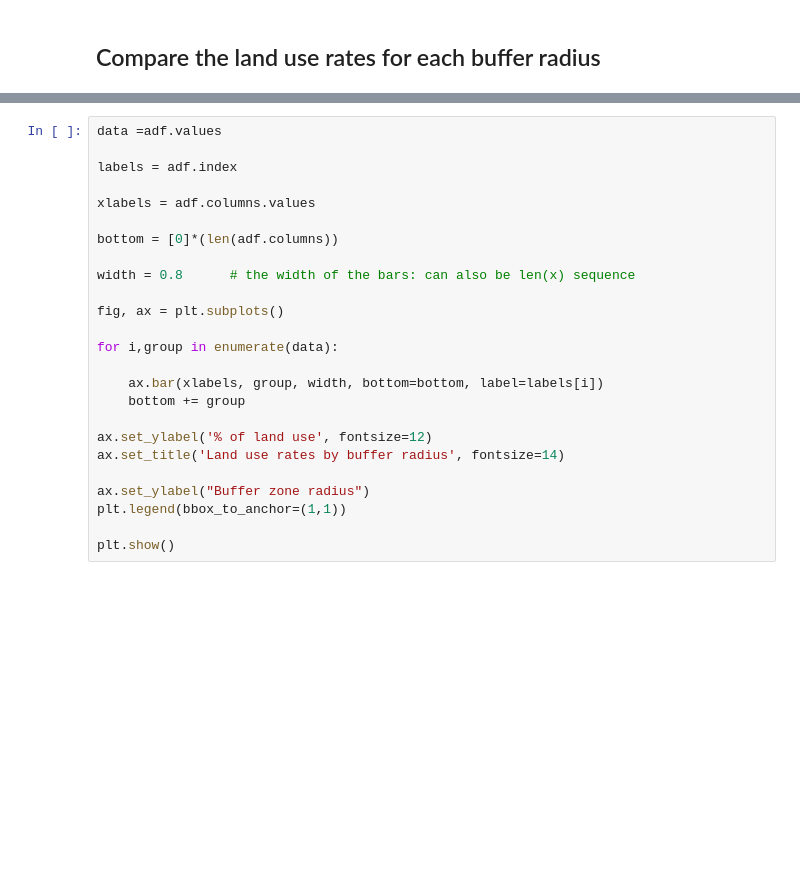
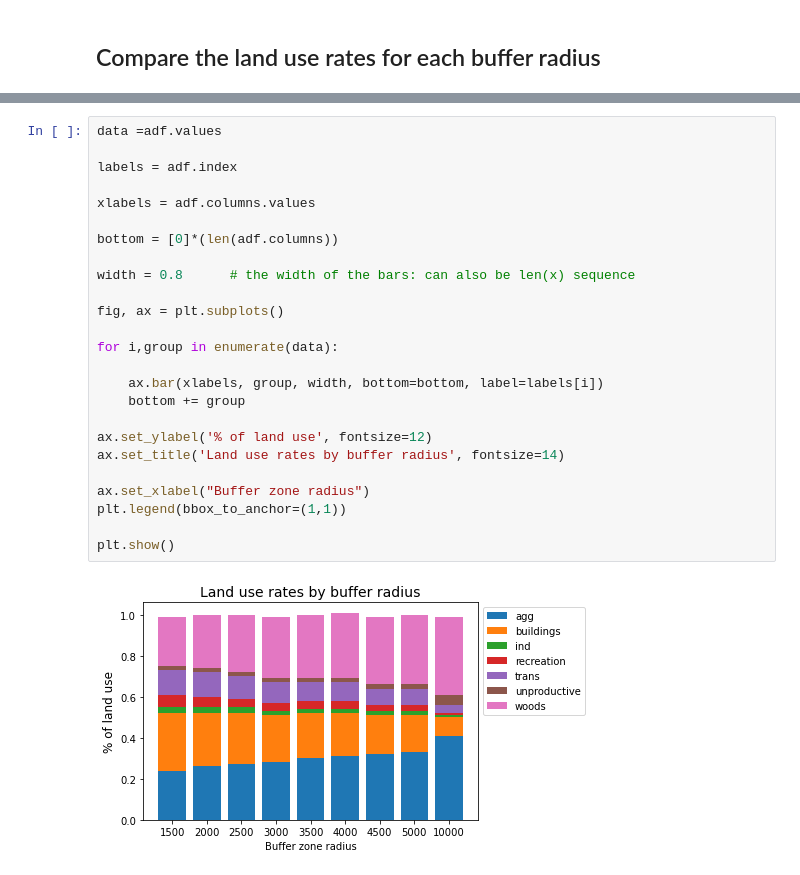
Before and after one commit to hammerdirt-analyst/landuse, a Jupyter notebook: land_use_1500_10000.ipynb, the cells around one changed output, grey strips where cells are left out. Drawn from its saved outputs; the diff is of its cells as text; blank space fills up the shorter version.

```diff
--- a/land_use_1500_10000.ipynb
+++ b/land_use_1500_10000.ipynb
@@ -1103,25 +1118,27 @@ print(somtext)
 # %%
 data =adf.values
 
 labels = adf.index
 
 xlabels = adf.columns.values
 
 bottom = [0]*(len(adf.columns))
 
 width = 0.8      # the width of the bars: can also be len(x) sequence
 
 fig, ax = plt.subplots()
 
 for i,group in enumerate(data):
 
     ax.bar(xlabels, group, width, bottom=bottom, label=labels[i])
     bottom += group
 
 ax.set_ylabel('% of land use', fontsize=12)
 ax.set_title('Land use rates by buffer radius', fontsize=14)
 
-ax.set_ylabel("Buffer zone radius")
+ax.set_xlabel("Buffer zone radius")
 plt.legend(bbox_to_anchor=(1,1))
 
 plt.show()
+# %% [output]
+[figure, added]
```
Also changed, not shown: parts of 5 cells of this notebook, 1 other file.
